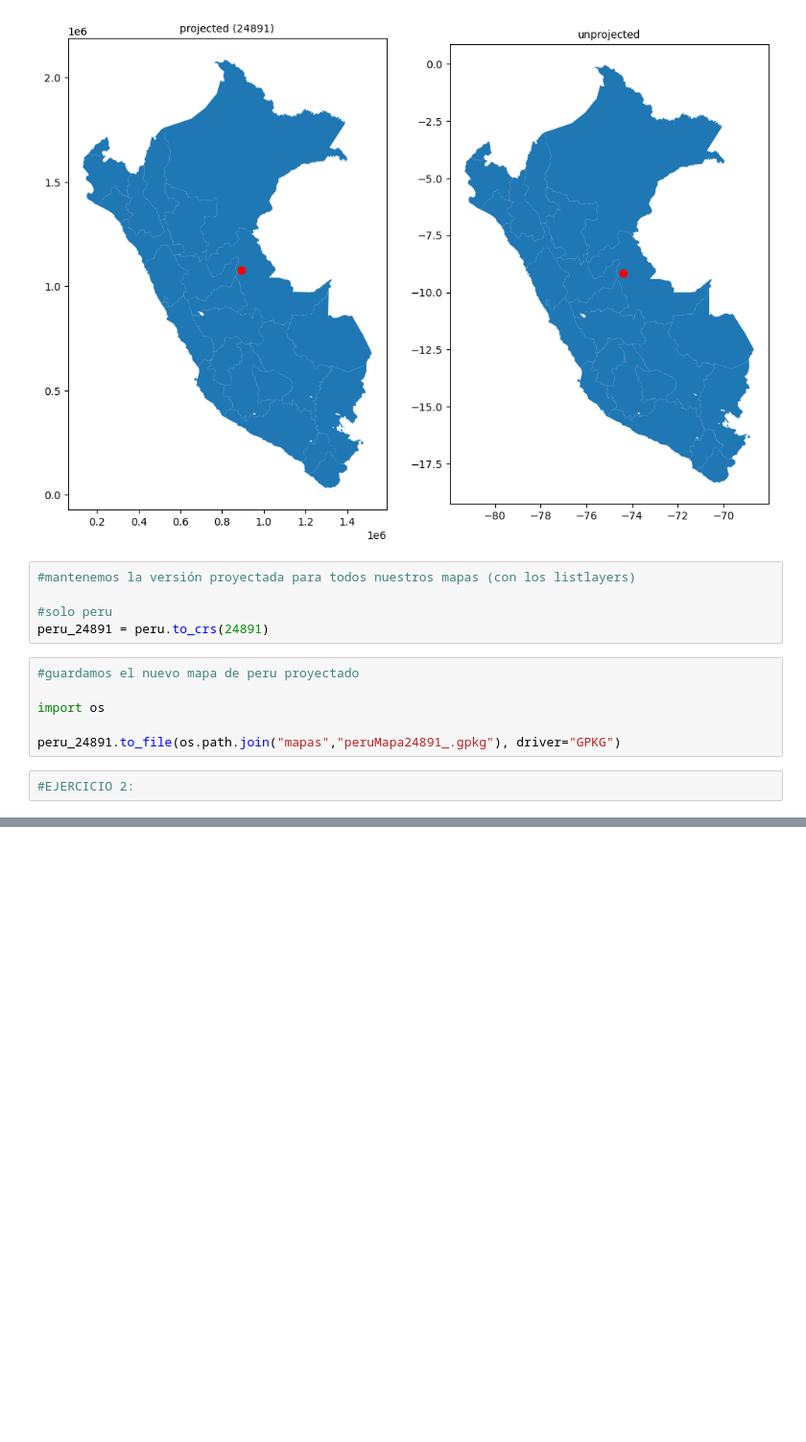
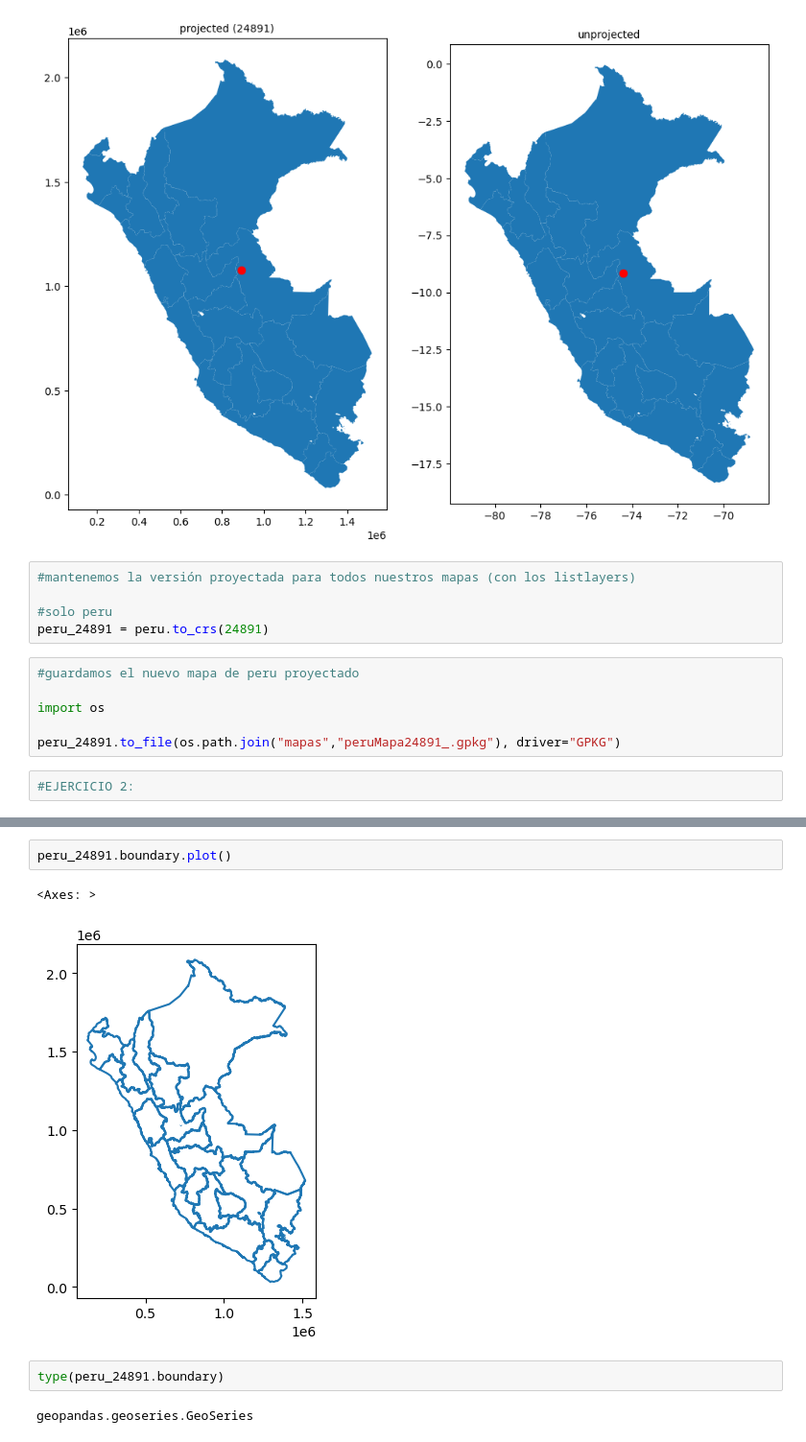
Before and after one commit to thiagoDali/preprocesamientoPeru, a Jupyter notebook: codigo_preprocesamiento.ipynb, the cells around one changed output, grey strips where cells are left out. Shown at 96% size. Cells and saved outputs as stored; diff of their text form; blank space fills up the shorter version.

```diff
--- a/codigo_preprocesamiento.ipynb
+++ b/codigo_preprocesamiento.ipynb
@@ -162,0 +203,9 @@ peru_24891.to_file(os.path.join("mapas","peruMapa24891_.gpkg"), driver="GPKG")
+# %%
+peru_24891.boundary.plot()
+# %% [output]
+<Axes: >
+[figure, added]
+# %%
+type(peru_24891.boundary)
+# %% [output]
+geopandas.geoseries.GeoSeries
```
Also changed, not shown: parts of 25 cells of this notebook, 17 other files.
